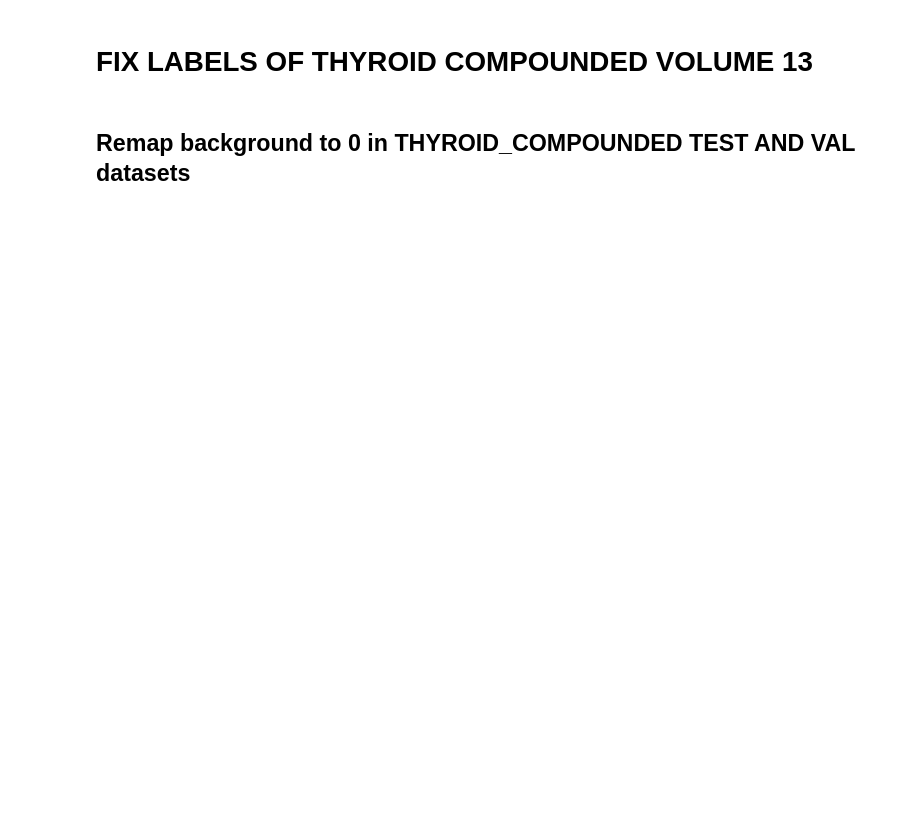
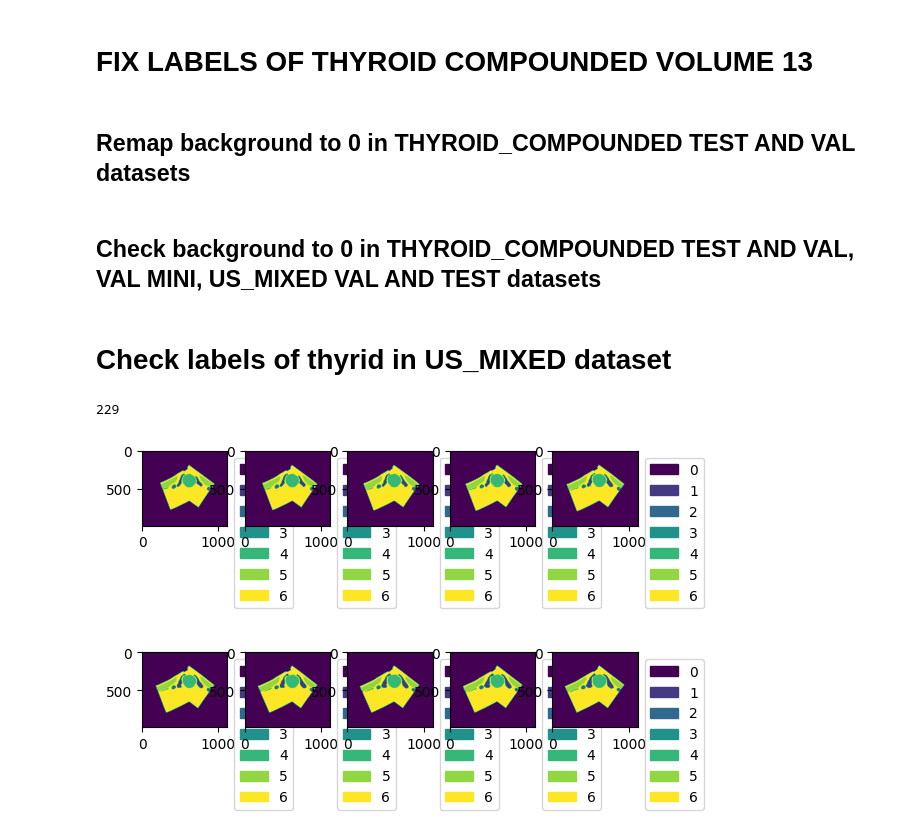
Before and after one commit to alexaatm/UnsupervisedSegmentor4Ultrasound, a Jupyter notebook: data_preprocessing/fix_thyroid_labels.ipynb, the cells around one changed output. Cells and saved outputs as stored; diff of their text form; code cells hidden in the pictures; blank space fills up the shorter version.

Commit message:
fix thyroid label mapping

```diff
--- a/data_preprocessing/fix_thyroid_labels.ipynb
+++ b/data_preprocessing/fix_thyroid_labels.ipynb
@@ -68,3 +70,5 @@ for segm_slice_file in sorted(os.listdir(SEGMENTATION_SLICES)):
     new_segm = remap_lables(segm, old_labels, new_labels)
     new_segm_image = Image.fromarray(new_segm)
     new_segm_image.save(str(segm_slice_file_path))
+# %% [markdown]
+## Check background to 0 in THYROID_COMPOUNDED TEST AND VAL, VAL MINI, US_MIXED VAL AND TEST datasets
@@ -70,0 +79,48 @@ for segm_slice_file in sorted(os.listdir(SEGMENTATION_SLICES)):
+# %%
+SEGMENTATION_SLICES="/home/guests/oleksandra_tmenova/test/project/thesis-codebase/data/THYROID_COMPOUNDED/val_mini/labels"
+
+old_labels = [7]
+new_labels = [0]
+
+for segm_slice_file in sorted(os.listdir(SEGMENTATION_SLICES)):
+    segm_slice_file_path = os.path.join(SEGMENTATION_SLICES, segm_slice_file)
+    segm = np.array(Image.open(segm_slice_file_path))
+    new_segm = remap_lables(segm, old_labels, new_labels)
+    new_segm_image = Image.fromarray(new_segm)
+    new_segm_image.save(str(segm_slice_file_path))
+# %% [markdown]
+# Check labels of thyrid in US_MIXED dataset
+# %%
+SEGMENTATION_SLICES="/home/guests/oleksandra_tmenova/test/project/thesis-codebase/data/US_MIXED/val/labels"
+
+all_labels = sorted(os.listdir(SEGMENTATION_SLICES))
+thyroid_labels = [l for l in all_labels if "US_comp" in os.path.join(SEGMENTATION_SLICES, l)]
+len(thyroid_labels)
+# %% [output]
+229
+# %%
+old_labels = [7]
+new_labels = [0]
+
+Tot = len(thyroid_labels[:10])
+Cols = 5
+Rows = Tot // Cols
+if Tot % Cols != 0:
+    Rows += 1
+Position = range(1,Tot + 1)
+
+fig = plt.figure(1)
+for k in range(Tot):
+    ax = fig.add_subplot(Rows,Cols,Position[k])
+
+    segm_slice_file_path = os.path.join(SEGMENTATION_SLICES, thyroid_labels[k])
+    segm = np.array(Image.open(segm_slice_file_path))
+    im = ax.imshow(segm)
+    values = np.unique(segm.ravel())
+    colors = [ im.cmap(im.norm(value)) for value in values]
+    patches = [ mpatches.Patch(color=colors[i], label="{l}".format(l=values[i]) ) for i in range(len(values)) ]
+    ax.legend(handles=patches, bbox_to_anchor=(1., 1), loc=2)
+
+plt.show()
+# %% [output]
+[figure, added]
```
Also changed, not shown: parts of 3 cells of this notebook.
